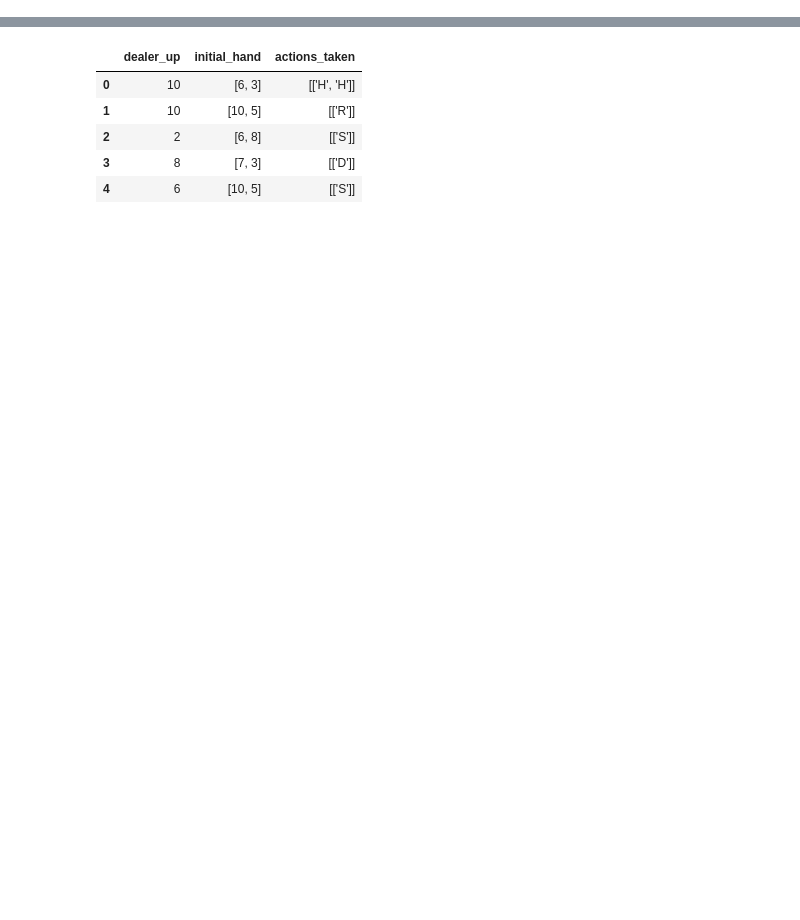
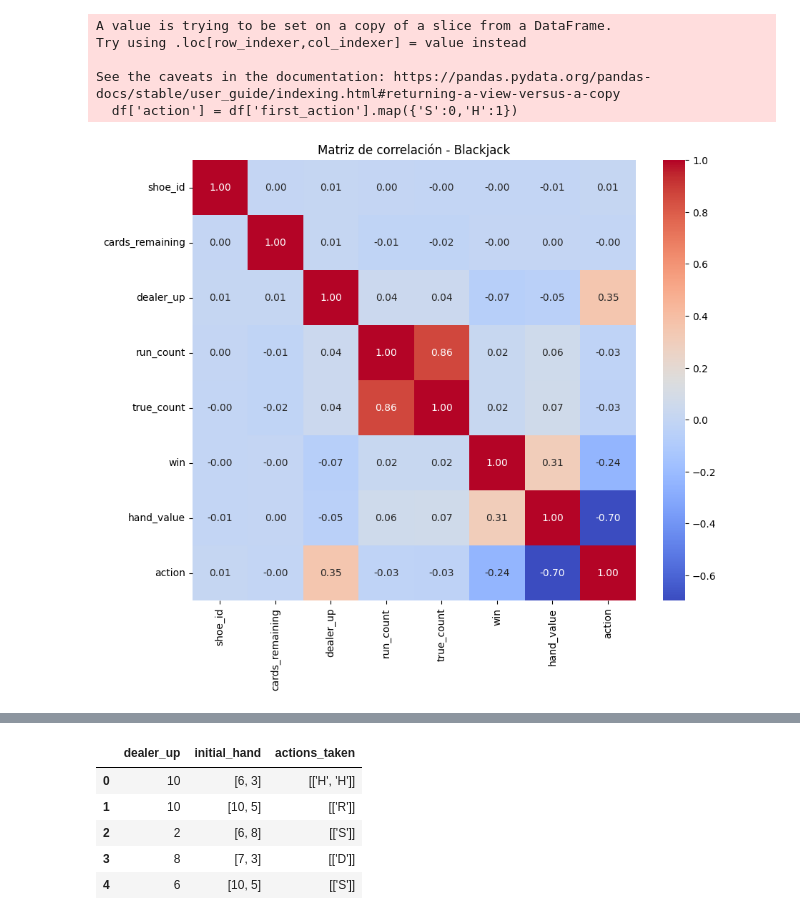
Before and after one commit to LeanSChavez/TP_FINAL_MATE3, a Jupyter notebook: TP_Final.ipynb, the cells around one changed output, grey strips where cells are left out. Saved outputs shown, nothing was run; the diff lists cells and outputs as text; code cells hidden in the pictures; blank space fills up the shorter version.

```diff
--- a/TP_Final.ipynb
+++ b/TP_Final.ipynb
@@ -33,0 +31,42 @@ Ahora bien, hay columnas que representan correlacionves clave para la decisión
+# %%
+import numpy as np
+import pandas as pd
+import seaborn as sns
+import matplotlib.pyplot as plt
+
+df = pd.read_csv("csv_reducido.txt")
+
+# Sumar toda la initial hand para que sea un valor
+df['hand_value'] = df['initial_hand'].apply(lambda x: sum(eval(x)) if isinstance(x, str) else sum(x))
+
+# Solo me interesa la primera accion, si Hitteo, o si hizo Stand.
+acciones_validas = ['H','S']
+
+def get_accion_valida(actions):
+    try:
+        actions = eval(actions)[0] if isinstance(actions, str) else actions[0]
+    except Exception:
+        return None
+    for action in actions:
+        if action in acciones_validas:
+            return action
+    return None
+
+# Recorro la columna actions taken y aplico la funcion para filtrar y le asigno un valor binario
+df['first_action'] = df['actions_taken'].apply(get_accion_valida)
+df = df[df['first_action'].notnull()]
+df['action'] = df['first_action'].map({'S':0,'H':1})
+
+correlation_matrix = df.corr(numeric_only=True)
+
+plt.figure(figsize=(10, 8))
+sns.heatmap(correlation_matrix, annot=True, cmap="coolwarm", fmt=".2f")
+plt.title("Matriz de correlación - Blackjack")
+plt.show()
+# %% [output]
+A value is trying to be set on a copy of a slice from a DataFrame.
+Try using .loc[row_indexer,col_indexer] = value instead
+
+See the caveats in the documentation: https://pandas.pydata.org/pandas-docs/stable/user_guide/indexing.html#returning-a-view-versus-a-copy
+  df['action'] = df['first_action'].map({'S':0,'H':1})
+[figure, added]
```
Also changed, not shown: parts of 18 cells of this notebook.
